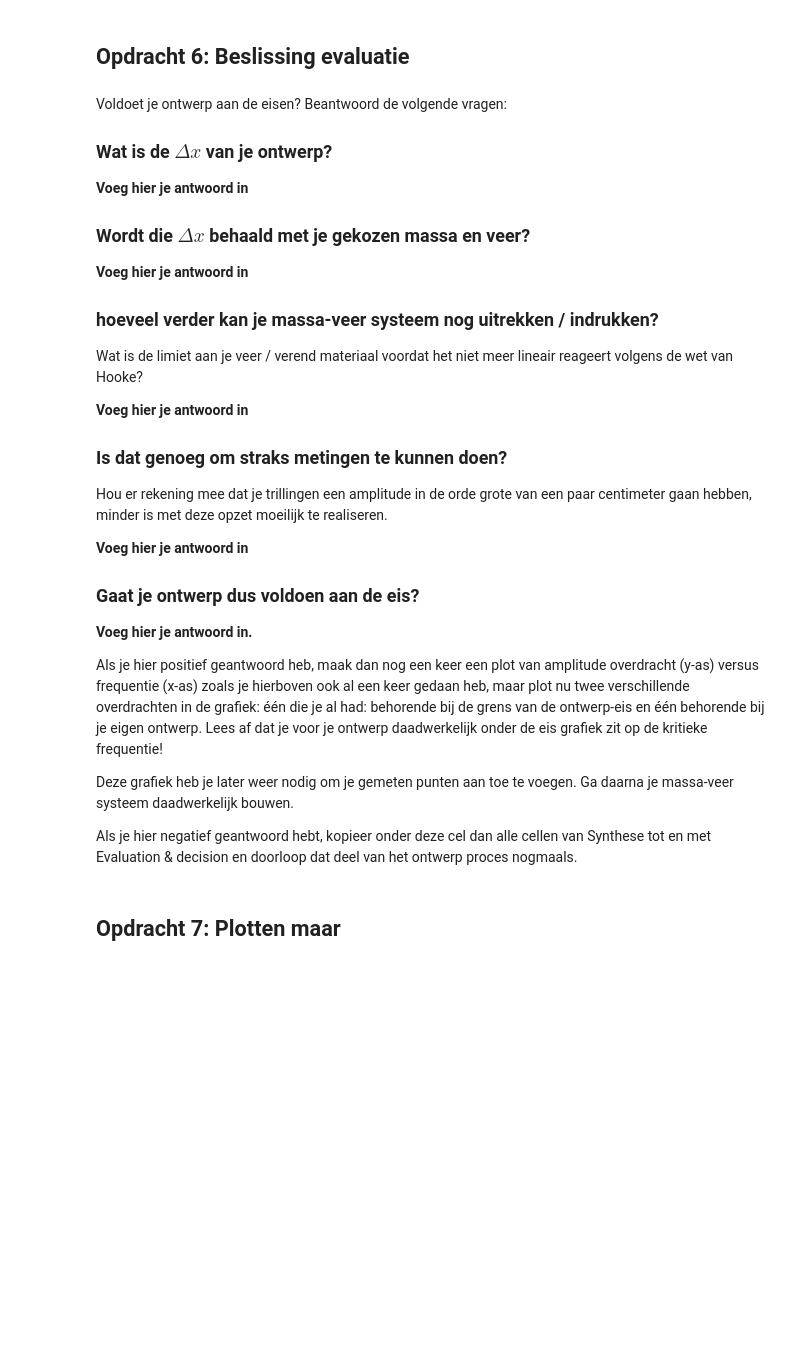
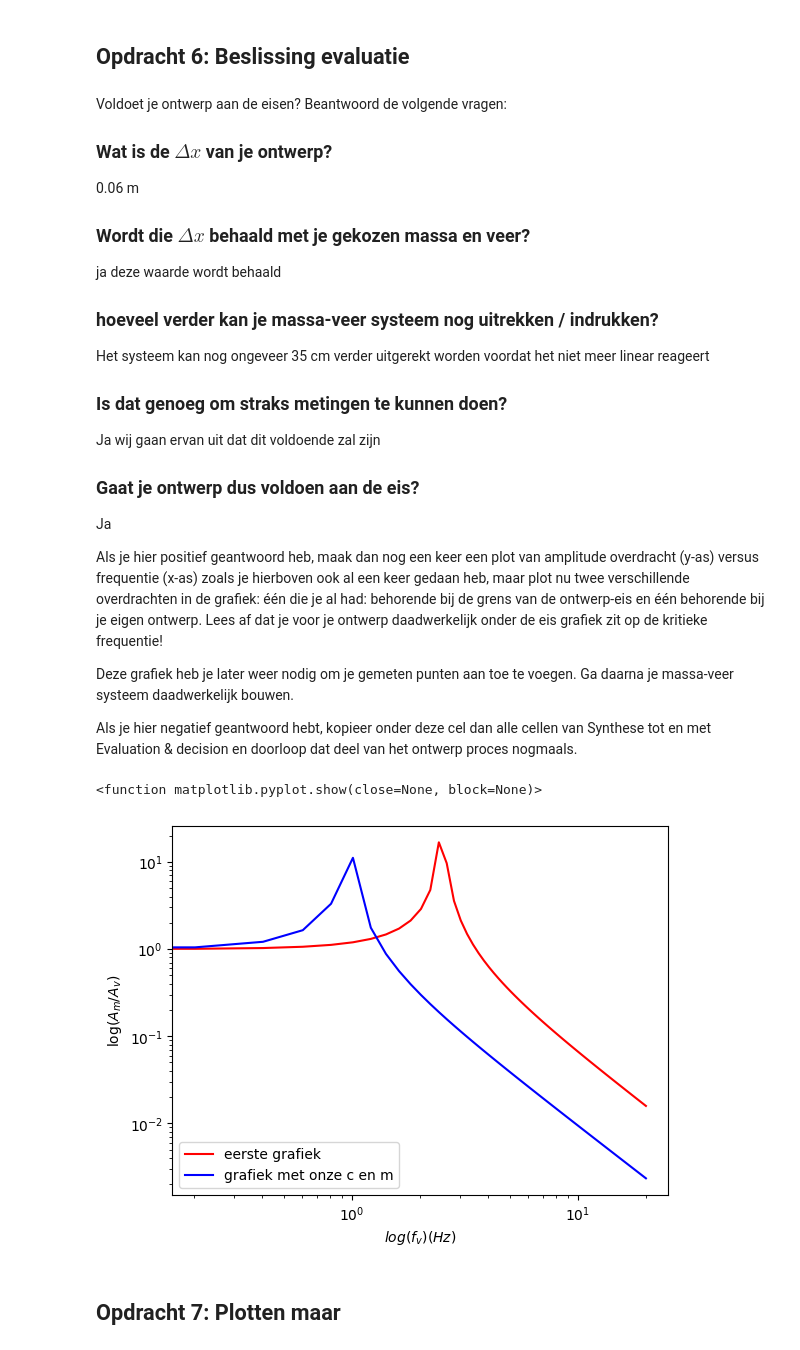
Before and after one commit to sralmulder-hash/opdrachten-DEF-D, a Jupyter notebook: FysiekeOntwerpopdrachten/5MaakEenOpstellingTrillingsvrij/Ontwerpopdracht5MaakEenOpstellingTrillingsvrijInvulTemplate.ipynb, the cells around one changed output. Drawn from its saved outputs; the diff is of its cells as text; code cells hidden in the pictures; blank space fills up the shorter version.

```diff
--- a/FysiekeOntwerpopdrachten/5MaakEenOpstellingTrillingsvrij/Ontwerpopdracht5MaakEenOpstellingTrillingsvrijInvulTemplate.ipynb
+++ b/FysiekeOntwerpopdrachten/5MaakEenOpstellingTrillingsvrij/Ontwerpopdracht5MaakEenOpstellingTrillingsvrijInvulTemplate.ipynb
@@ -112,25 +112,21 @@ Voldoet je ontwerp aan de eisen? Beantwoord de volgende vragen:
 
 ### Wat is de $\Delta x$ van je ontwerp?
 
-**Voeg hier je antwoord in**
+0.06 m
 
 ### Wordt die $\Delta x$ behaald met je gekozen massa en veer?
 
-**Voeg hier je antwoord in**
+ja deze waarde wordt behaald
 
 ### hoeveel verder kan je massa-veer systeem nog uitrekken / indrukken?
-Wat is de limiet aan je veer / verend materiaal voordat het niet meer lineair reageert volgens de wet van Hooke?
-
-**Voeg hier je antwoord in**
+Het systeem kan nog ongeveer 35 cm verder uitgerekt worden voordat het niet meer linear reageert
 
 ### Is dat genoeg om straks metingen te kunnen doen?
-Hou er rekening mee dat je trillingen een amplitude in de orde grote van een paar centimeter gaan hebben, minder is met deze opzet moeilijk te realiseren.
-
-**Voeg hier je antwoord in**
+Ja wij gaan ervan uit dat dit voldoende zal zijn
 
 ### Gaat je ontwerp dus voldoen aan de eis?
 
-**Voeg hier je antwoord in.**
+Ja
 
 Als je hier positief geantwoord heb, maak dan nog een keer een plot van amplitude overdracht (y-as) versus frequentie (x-as) zoals je hierboven ook al een keer gedaan heb, maar plot nu twee verschillende overdrachten in de grafiek: één die je al had: behorende bij de grens van de ontwerp-eis en één behorende bij je eigen ontwerp. Lees af dat je voor je ontwerp daadwerkelijk onder de eis grafiek zit op de kritieke frequentie!
 
@@ -138,7 +134,29 @@ Deze grafiek heb je later weer nodig om je gemeten punten aan toe te voegen. Ga
 
 Als je hier negatief geantwoord hebt, kopieer onder deze cel dan alle cellen van Synthese tot en met Evaluation & decision en doorloop dat deel van het ontwerp proces nogmaals.
 # %%
-# Voeg hier je plot in.
+# oude plot
+f = np.linspace(0,20,100)
+A = np.abs(1/(1-((2*np.pi*f)**2/(w0**2))))
+
+#nieuwe plot
+m = 19.7/1000    #kg
+F_v = m * g      #N
+u = (18.7-10.4)/100    #m
+c = F_v/u       #N/m
+massa = 0.252    #kg
+w_0 = np.sqrt(4*c/massa)
+A_n = np.abs(1/(1-((2*np.pi*f)**2/(w_0**2))))
+plt.figure
+plt.loglog(f,A,"r", label = "eerste grafiek")
+plt.loglog(f,A_n,"b", label = "grafiek met onze c en m")
+plt.legend()
+plt.xlabel("$log(f_v)(Hz)$")
+plt.ylabel("log($A_m/A_v)$")
+plt.savefig("grafiek2")
+plt.show
+# %% [output]
+<function matplotlib.pyplot.show(close=None, block=None)>
+[figure, added]
 # %% [markdown]
 ## Opdracht 7: Plotten maar
 # %%
```
Also changed, not shown: parts of 4 cells of this notebook, 2 other files.
